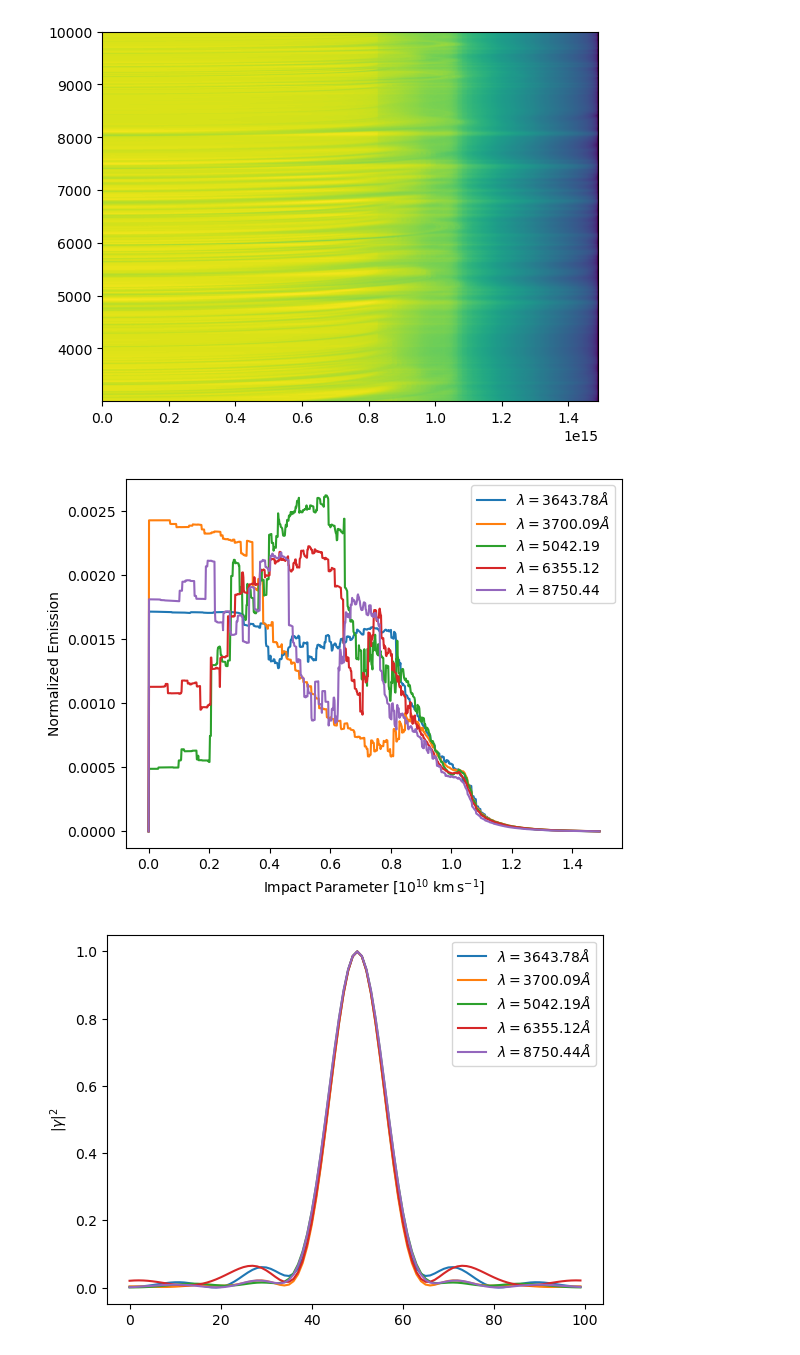
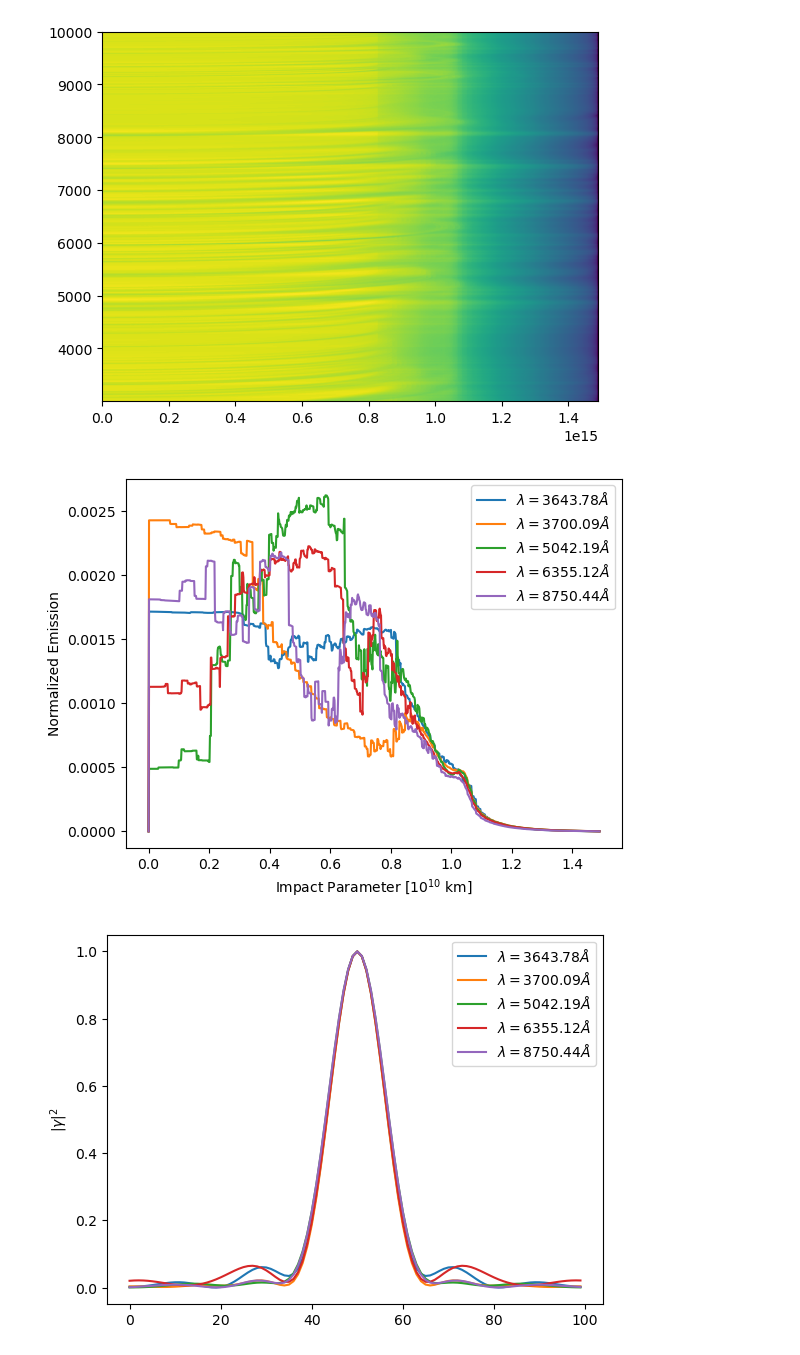
Before and after one commit to AlexGKim/II, a Jupyter notebook: Untitled.ipynb, the cells around one changed output. Drawn from its saved outputs; the diff is of its cells as text; code cells hidden in the pictures.

```diff
--- a/Untitled.ipynb
+++ b/Untitled.ipynb
@@ -58,15 +72,15 @@ idx6355 = numpy.abs(lambdas - 6355).argmin()
 # %%
 plt.plot(axis0[:]/1e15, ren[maxorder[0],:],label=r"$\lambda={:.2f}\AA$".format(lambdas[maxorder[0]]))
 plt.plot(axis0[:]/1e15, ren[idx3700,:],label=r"$\lambda={:.2f}\AA$".format(lambdas[idx3700]))
 plt.plot(axis0[:]/1e15, ren[maxorder[-1],:],label=r"$\lambda={:.2f}\AA$".format(lambdas[maxorder[-1]]))
 plt.plot(axis0[:]/1e15, ren[idx6355,:],label=r"$\lambda={:.2f}\AA$".format(lambdas[idx6355]))
 plt.plot(axis0[:]/1e15, ren[idx8750,:],label=r"$\lambda={:.2f}\AA$".format(lambdas[idx8750]))
-plt.xlabel(r"Impact Parameter [$10^{10}~\text{km}\,\text{s}^{-1}$]")
+plt.xlabel(r"Impact Parameter [$10^{10}~\text{km}$]")
 plt.ylabel(r"Normalized Emission")
 plt.legend()
 plt.savefig('impact.pdf')
 # %% [output]
-[figure, old version]
+[figure, new version]
 # %%
 for index in [maxorder[0],idx3700,maxorder[-1],idx6355,idx8750]:
     nlam = axis0[:].shape[0]
```
Also changed, not shown: parts of 3 cells of this notebook, 1 other file.
